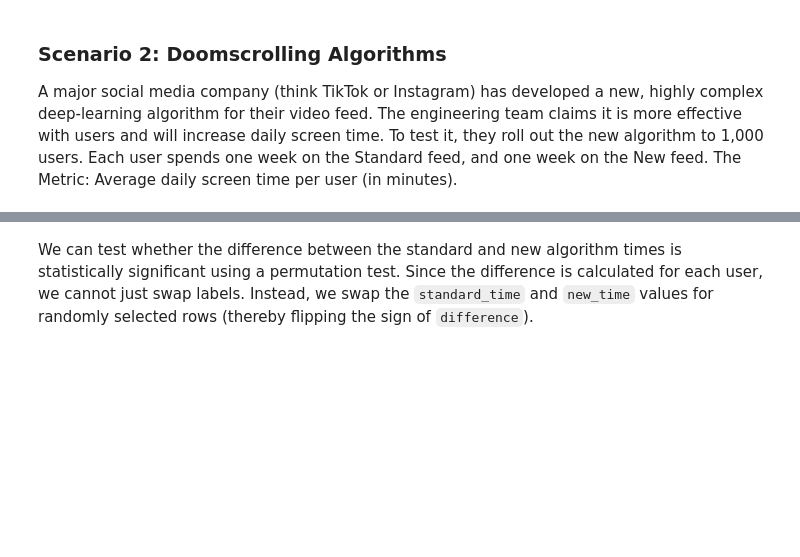
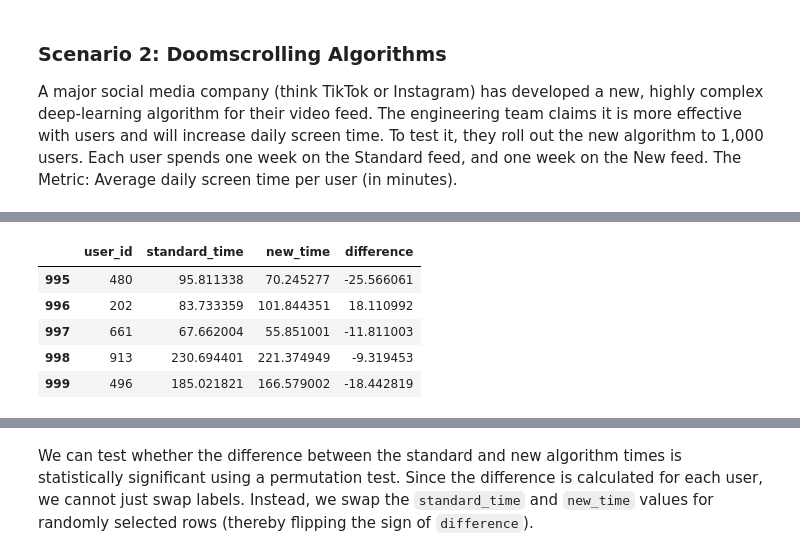
Before and after one commit to Ihatesnotsgobbler/cmpsc105-lab07, a Jupyter notebook: lab07.ipynb, the cells around one changed output, grey strips where cells are left out. Saved outputs shown, nothing was run; the diff lists cells and outputs as text; code cells hidden in the pictures; blank space fills up the shorter version.

```diff
--- a/lab07.ipynb
+++ b/lab07.ipynb
@@ -97,3 +129,12 @@ df_doomscrolling.head()
+# %%
+df_doomscrolling.tail()
+# %% [output]
+|  | user_id | standard_time | new_time | difference |
+| 995 | 480 | 95.811338 | 70.245277 | -25.566061 |
+| 996 | 202 | 83.733359 | 101.844351 | 18.110992 |
+| 997 | 661 | 67.662004 | 55.851001 | -11.811003 |
+| 998 | 913 | 230.694401 | 221.374949 | -9.319453 |
+| 999 | 496 | 185.021821 | 166.579002 | -18.442819 |
 # %%
 # Calculate the observed difference in means
 print(f'Standard Algorithm Mean: {df_doomscrolling["standard_time"].mean()}')
```
Also changed, not shown: parts of 10 cells of this notebook.
